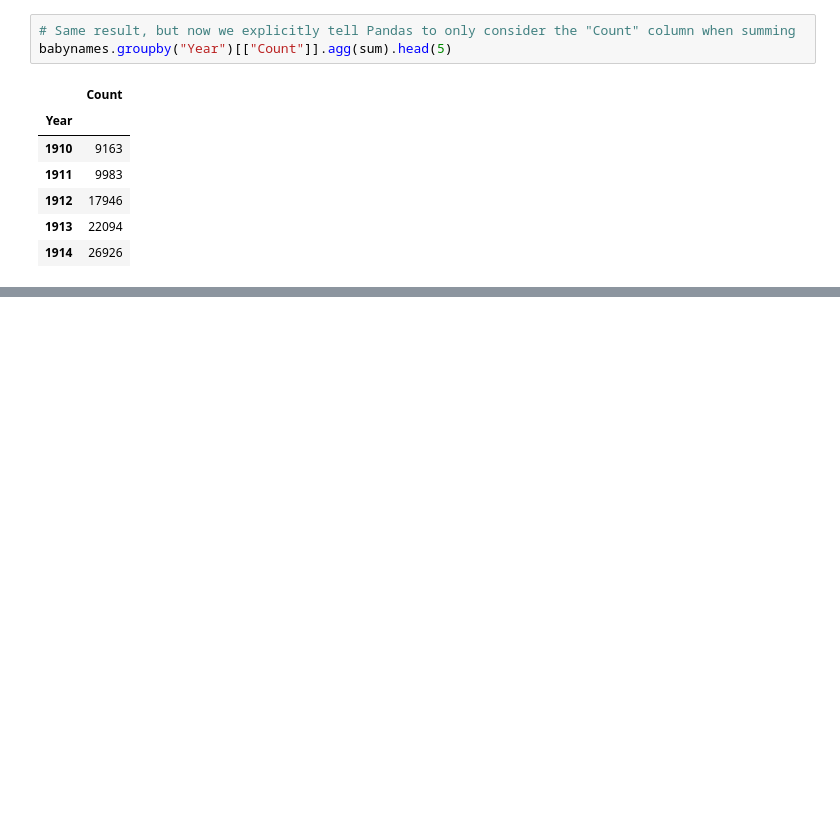
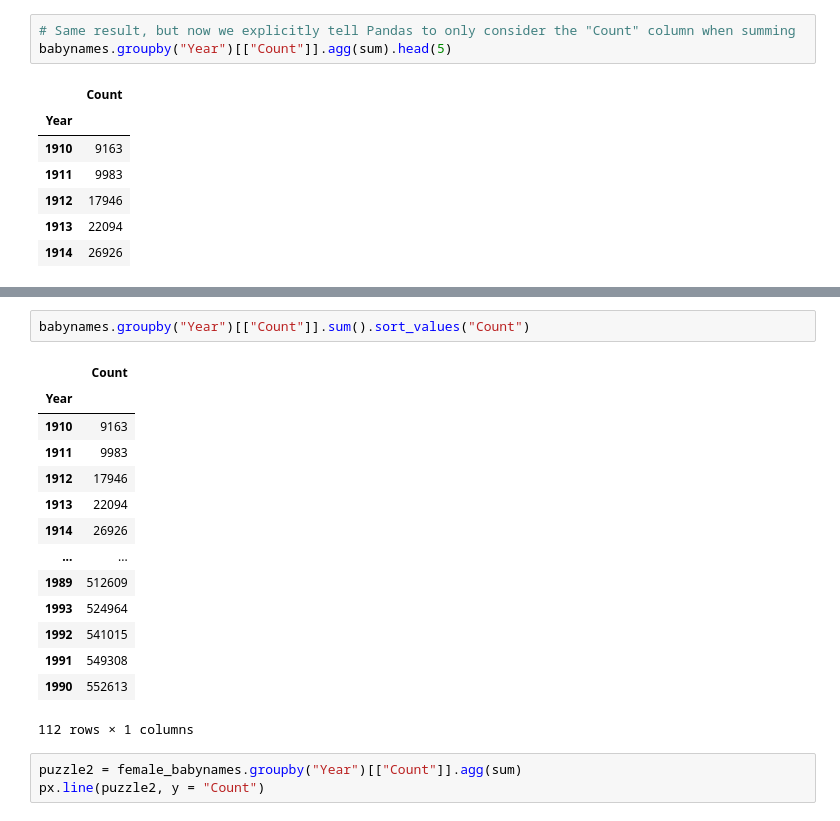
Before and after one commit to jordanarlan/UC-Berkeley-DS100, a Jupyter notebook: Week 2/Pandas II Notes.ipynb, the cells around one changed output, grey strips where cells are left out. Saved outputs shown, nothing was run; the diff lists cells and outputs as text; blank space fills up the shorter version.

```diff
--- a/Week 2/Pandas II Notes.ipynb
+++ b/Week 2/Pandas II Notes.ipynb
@@ -291,0 +344,20 @@ babynames.groupby("Year")[["Count"]].agg(sum).head(5)
+# %%
+babynames.groupby("Year")[["Count"]].sum().sort_values("Count")
+# %% [output]
+|  | Count |
+| Year |  |
+| 1910 | 9163 |
+| 1911 | 9983 |
+| 1912 | 17946 |
+| 1913 | 22094 |
+| 1914 | 26926 |
+| ... | ... |
+| 1989 | 512609 |
+| 1993 | 524964 |
+| 1992 | 541015 |
+| 1991 | 549308 |
+| 1990 | 552613 |
+112 rows × 1 columns
+# %%
+puzzle2 = female_babynames.groupby("Year")[["Count"]].agg(sum)
+px.line(puzzle2, y = "Count")
```
Also changed, not shown: parts of 9 cells of this notebook, 1 other file.
